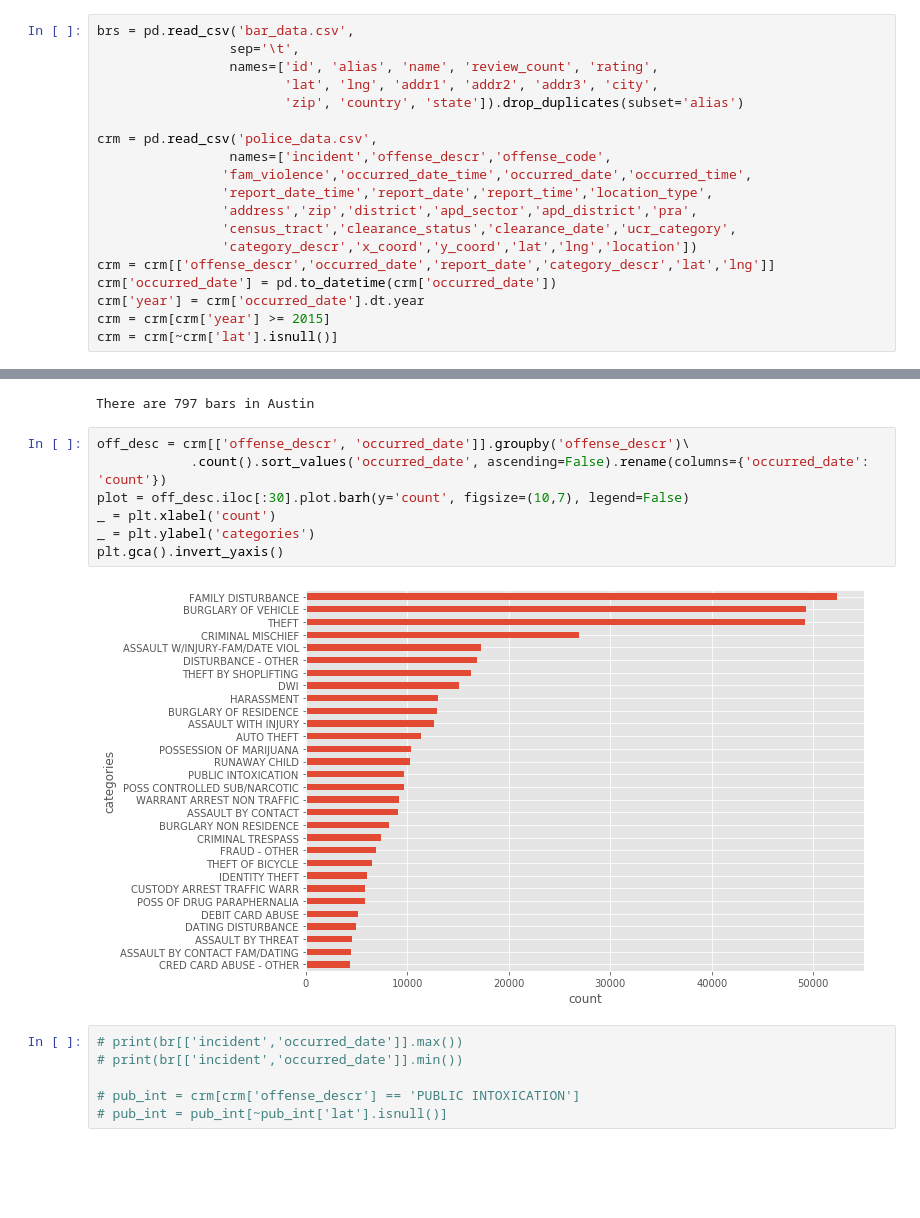
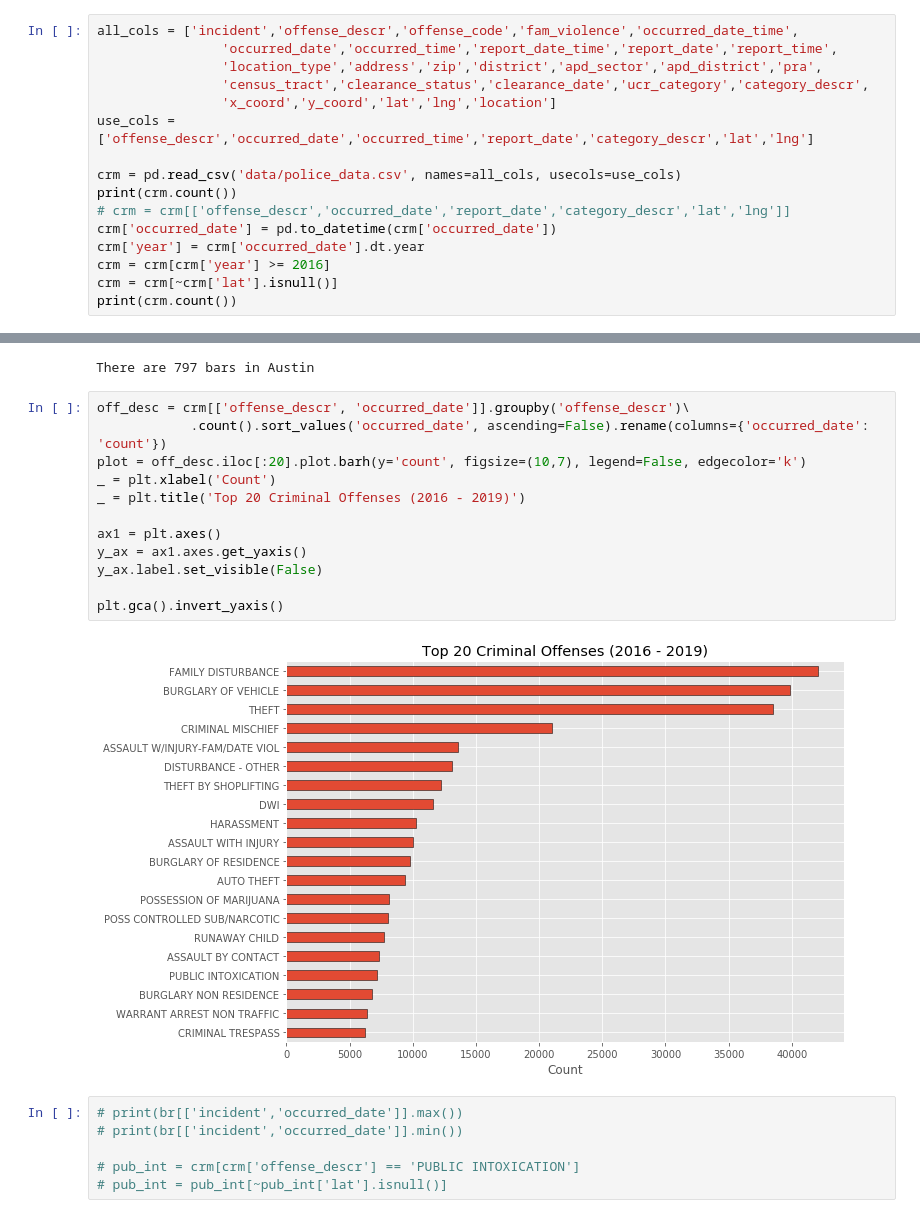
Before and after one commit to AustinPenner/Crime-ATX, a Jupyter notebook: data_exploration.ipynb, the cells around one changed output, grey strips where cells are left out. Saved outputs shown, nothing was run; the diff lists cells and outputs as text; blank space fills up the shorter version.

Commit message:
included 20 categories for analysis

```diff
--- a/data_exploration.ipynb
+++ b/data_exploration.ipynb
@@ -12,19 +16,16 @@ plt.style.use('ggplot')
 # %%
-brs = pd.read_csv('bar_data.csv',
-                 sep='\t',
-                 names=['id', 'alias', 'name', 'review_count', 'rating',
-                        'lat', 'lng', 'addr1', 'addr2', 'addr3', 'city',
-                        'zip', 'country', 'state']).drop_duplicates(subset='alias')
+all_cols = ['incident','offense_descr','offense_code','fam_violence','occurred_date_time',
+                'occurred_date','occurred_time','report_date_time','report_date','report_time',
+                'location_type','address','zip','district','apd_sector','apd_district','pra',
+                'census_tract','clearance_status','clearance_date','ucr_category','category_descr',
+                'x_coord','y_coord','lat','lng','location']
+use_cols = ['offense_descr','occurred_date','occurred_time','report_date','category_descr','lat','lng']
 
-crm = pd.read_csv('police_data.csv',
-                 names=['incident','offense_descr','offense_code',
-                'fam_violence','occurred_date_time','occurred_date','occurred_time',
-                'report_date_time','report_date','report_time','location_type',
-                'address','zip','district','apd_sector','apd_district','pra',
-                'census_tract','clearance_status','clearance_date','ucr_category',
-                'category_descr','x_coord','y_coord','lat','lng','location'])
-crm = crm[['offense_descr','occurred_date','report_date','category_descr','lat','lng']]
+crm = pd.read_csv('data/police_data.csv', names=all_cols, usecols=use_cols)
+print(crm.count())
+# crm = crm[['offense_descr','occurred_date','report_date','category_descr','lat','lng']]
 crm['occurred_date'] = pd.to_datetime(crm['occurred_date'])
 crm['year'] = crm['occurred_date'].dt.year
-crm = crm[crm['year'] >= 2015]
+crm = crm[crm['year'] >= 2016]
 crm = crm[~crm['lat'].isnull()]
+print(crm.count())
@@ -35,12 +54,17 @@ There are 797 bars in Austin
 # %%
 off_desc = crm[['offense_descr', 'occurred_date']].groupby('offense_descr')\
             .count().sort_values('occurred_date', ascending=False).rename(columns={'occurred_date': 'count'})
-plot = off_desc.iloc[:30].plot.barh(y='count', figsize=(10,7), legend=False)
-_ = plt.xlabel('count')
-_ = plt.ylabel('categories')
+plot = off_desc.iloc[:20].plot.barh(y='count', figsize=(10,7), legend=False, edgecolor='k')
+_ = plt.xlabel('Count')
+_ = plt.title('Top 20 Criminal Offenses (2016 - 2019)')
+
+ax1 = plt.axes()
+y_ax = ax1.axes.get_yaxis()
+y_ax.label.set_visible(False)
+
 plt.gca().invert_yaxis()
 # %% [output]
-[figure, old version]
+[figure, new version]
 # %%
 # print(br[['incident','occurred_date']].max())
 # print(br[['incident','occurred_date']].min())
```
Also changed, not shown: parts of 16 cells of this notebook.
